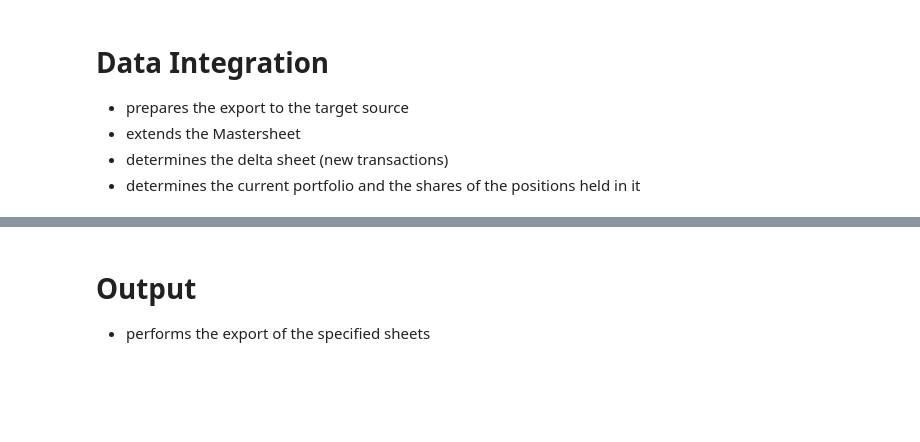
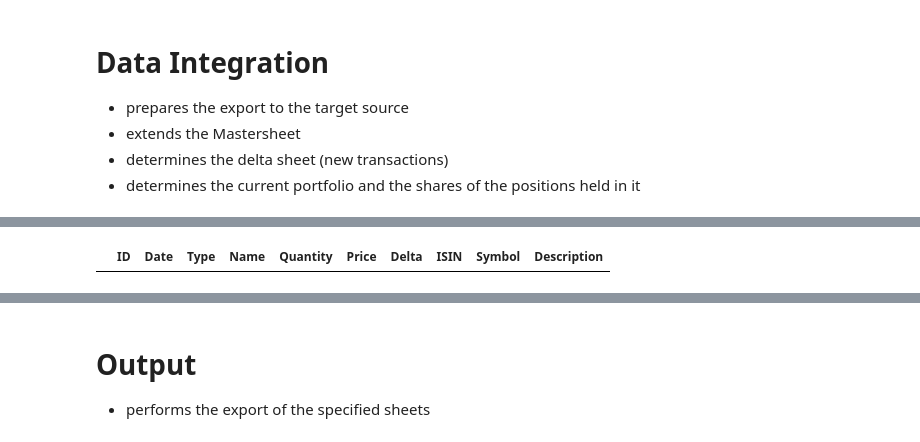
Before and after one commit to ranmeus/TR-PDF_Converter, a Jupyter notebook: TradeRepublic_PDF_Converter.ipynb, the cells around one changed output, grey strips where cells are left out. Drawn from its saved outputs; the diff is of its cells as text; code cells hidden in the pictures; blank space fills up the shorter version.

```diff
--- a/TradeRepublic_PDF_Converter.ipynb
+++ b/TradeRepublic_PDF_Converter.ipynb
@@ -881,0 +969,5 @@ class DataIntegration:
+# %%
+
+dict_data_for_export["delta"]
+# %% [output]
+|  | ID | Date | Type | Name | Quantity | Price | Delta | ISIN | Symbol | Description |
```
Also changed, not shown: parts of 18 cells of this notebook.
